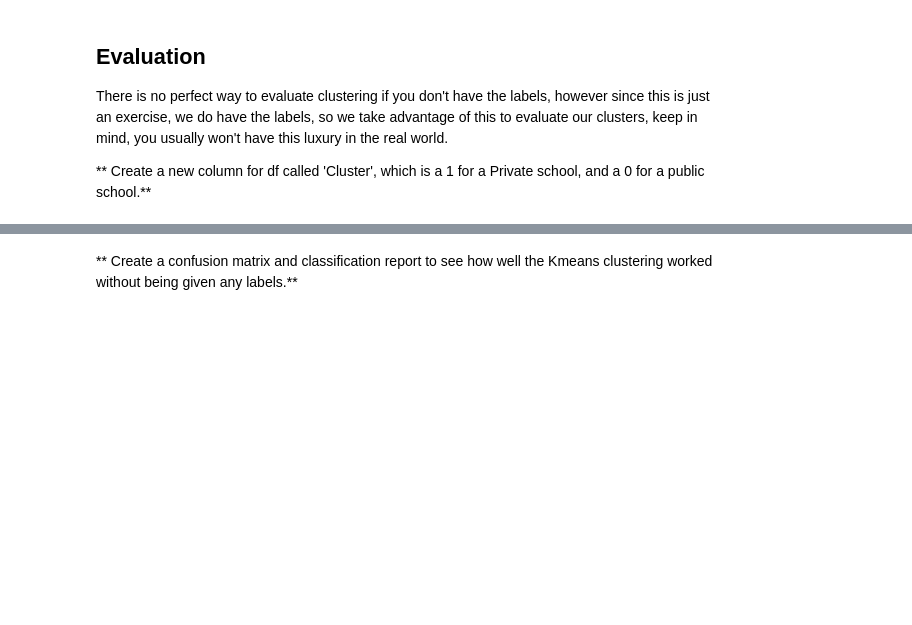
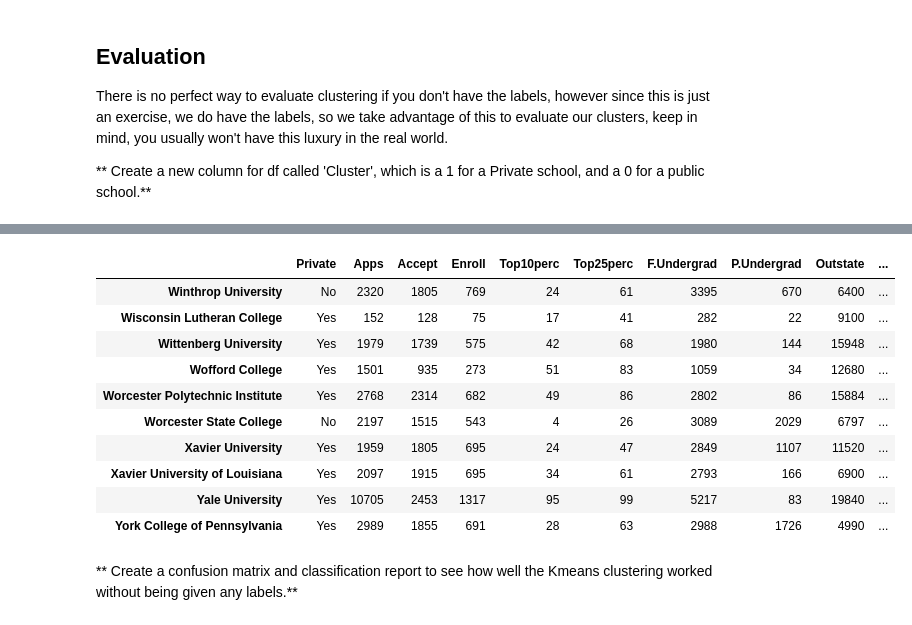
Before and after one commit to mpinheiro19/DSMLCourse, a Jupyter notebook: 17-K-Means-Clustering/02_K_Means_Clustering_Project-MySolutions.ipynb, the cells around one changed output, grey strips where cells are left out. Cells and saved outputs as stored; diff of their text form; code cells hidden in the pictures; blank space fills up the shorter version.

```diff
--- a/17-K-Means-Clustering/02_K_Means_Clustering_Project-MySolutions.ipynb
+++ b/17-K-Means-Clustering/02_K_Means_Clustering_Project-MySolutions.ipynb
@@ -215,2 +248,16 @@ There is no perfect way to evaluate clustering if you don't have the labels, how
+# %%
+df.tail(10)
+# %% [output]
+|  | Private | Apps | Accept | Enroll | Top10perc | Top25perc | F.Undergrad | P.Undergrad | Outstate | ... |
+| Winthrop University | No | 2320 | 1805 | 769 | 24 | 61 | 3395 | 670 | 6400 | ... |
+| Wisconsin Lutheran College | Yes | 152 | 128 | 75 | 17 | 41 | 282 | 22 | 9100 | ... |
+| Wittenberg University | Yes | 1979 | 1739 | 575 | 42 | 68 | 1980 | 144 | 15948 | ... |
+| Wofford College | Yes | 1501 | 935 | 273 | 51 | 83 | 1059 | 34 | 12680 | ... |
+| Worcester Polytechnic Institute | Yes | 2768 | 2314 | 682 | 49 | 86 | 2802 | 86 | 15884 | ... |
+| Worcester State College | No | 2197 | 1515 | 543 | 4 | 26 | 3089 | 2029 | 6797 | ... |
+| Xavier University | Yes | 1959 | 1805 | 695 | 24 | 47 | 2849 | 1107 | 11520 | ... |
+| Xavier University of Louisiana | Yes | 2097 | 1915 | 695 | 34 | 61 | 2793 | 166 | 6900 | ... |
+| Yale University | Yes | 10705 | 2453 | 1317 | 95 | 99 | 5217 | 83 | 19840 | ... |
+| York College of Pennsylvania | Yes | 2989 | 1855 | 691 | 28 | 63 | 2988 | 1726 | 4990 | ... |
 # %% [markdown]
 ** Create a confusion matrix and classification report to see how well the Kmeans clustering worked without being given any labels.**
```
Also changed, not shown: parts of 14 cells of this notebook.
